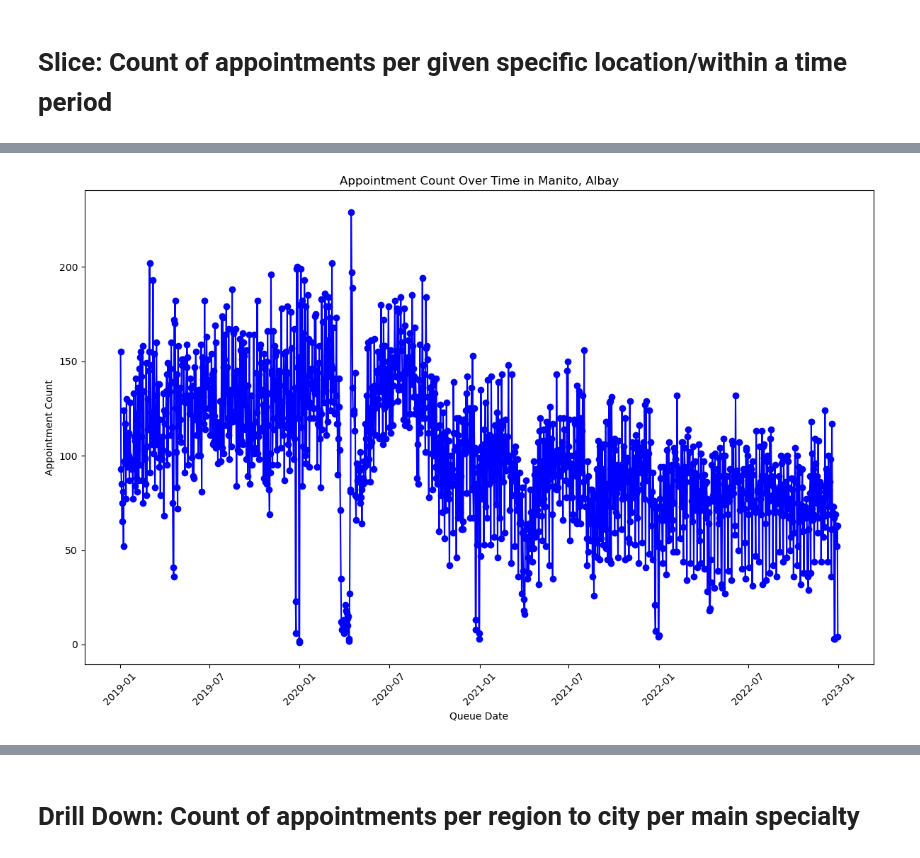
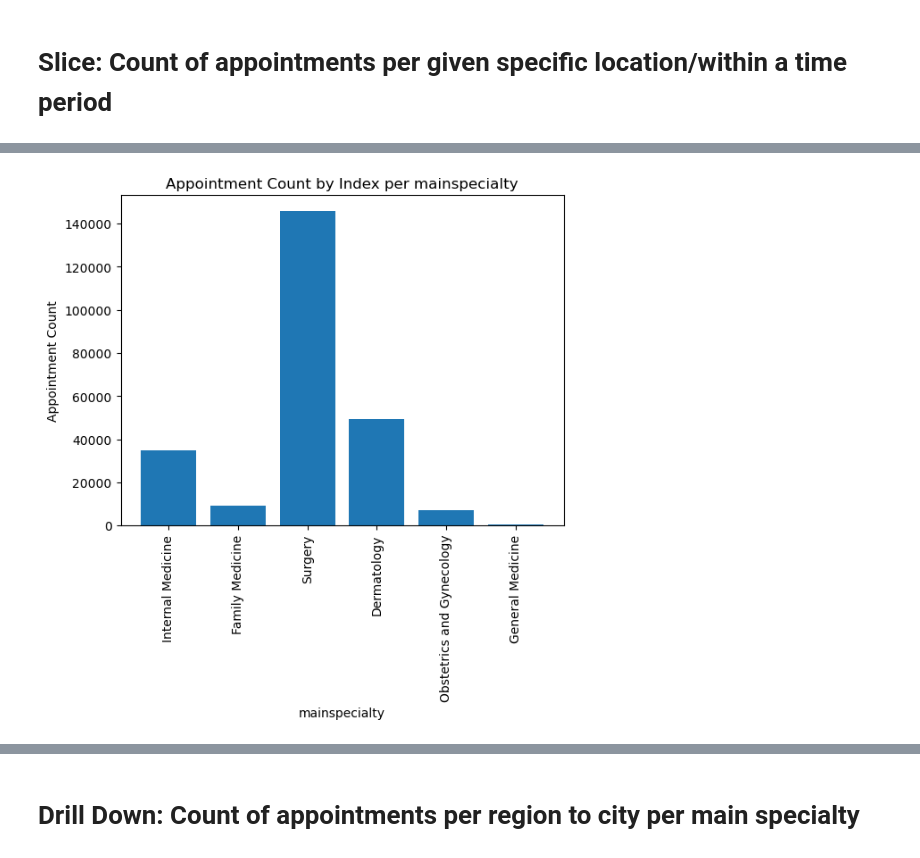
Before and after one commit to Johann-Uytanlet/STADVDB-MCO, a Jupyter notebook: MCO1 Query Visualization .ipynb, the cells around one changed output, grey strips where cells are left out. Cells and saved outputs as stored; diff of their text form; code cells hidden in the pictures.

```diff
--- a/MCO1 Query Visualization .ipynb
+++ b/MCO1 Query Visualization .ipynb
@@ -256,13 +256,12 @@ plt.show()
 # %%
 query = """
     SELECT
-   a.QueueDate,
-   COUNT(*) AS appointment_count
-FROM appointments a
-JOIN clinics c ON a.clinicid = c.clinicid
-WHERE a.QueueDate BETWEEN '2019-01-01 00:0:00' AND '2022-12-31 00:00:00'  -- Replace with the desired time period
-GROUP BY a.QueueDate
-ORDER BY appointment_count DESC;
+    d.mainspecialty AS specialty,
+    COUNT(*) AS total_appointments
+FROM
+    appointments a
+    JOIN doctors d ON d.doctorid = a.doctorid
+GROUP BY d.mainspecialty;
 """
 start_time = time.time()
 OLAP_Query_2 = pd.read_sql_query(query, connection)
@@ -291,23 +281,12 @@ Time taken to fetch data: 1.9250319004058838 seconds
 # %%
-# Convert 'QueueDate' to datetime format
-OLAP_Query_2['QueueDate'] = pd.to_datetime(OLAP_Query_2['QueueDate'])
-
-# Sort the DataFrame by 'QueueDate'
-OLAP_Query_2.sort_values(by='QueueDate', inplace=True)
-
-# Plot Line Graph
-plt.figure(figsize=(12, 8))
-plt.plot(OLAP_Query_2['QueueDate'], OLAP_Query_2['appointment_count'], marker='o', linestyle='-', color='b')
-plt.xlabel('Queue Date')
+plt.bar(range(len(OLAP_Query_2)), OLAP_Query_2['total_appointments'])
+plt.xticks(range(len(OLAP_Query_2)), OLAP_Query_2['specialty'], rotation=90)
+plt.xlabel('mainspecialty')
 plt.ylabel('Appointment Count')
-plt.title('Appointment Count Over Time in Manito, Albay')
-plt.xticks(rotation=45)
-plt.tight_layout()
-
-# Display the plot
+plt.title('Appointment Count by Index per mainspecialty')
 plt.show()
 # %% [output]
-[figure, old version]
+[figure, new version]
 # %%
 OLAP_Query_2
 # %% [output]
```
Also changed, not shown: parts of 8 cells of this notebook, 2 other files.
